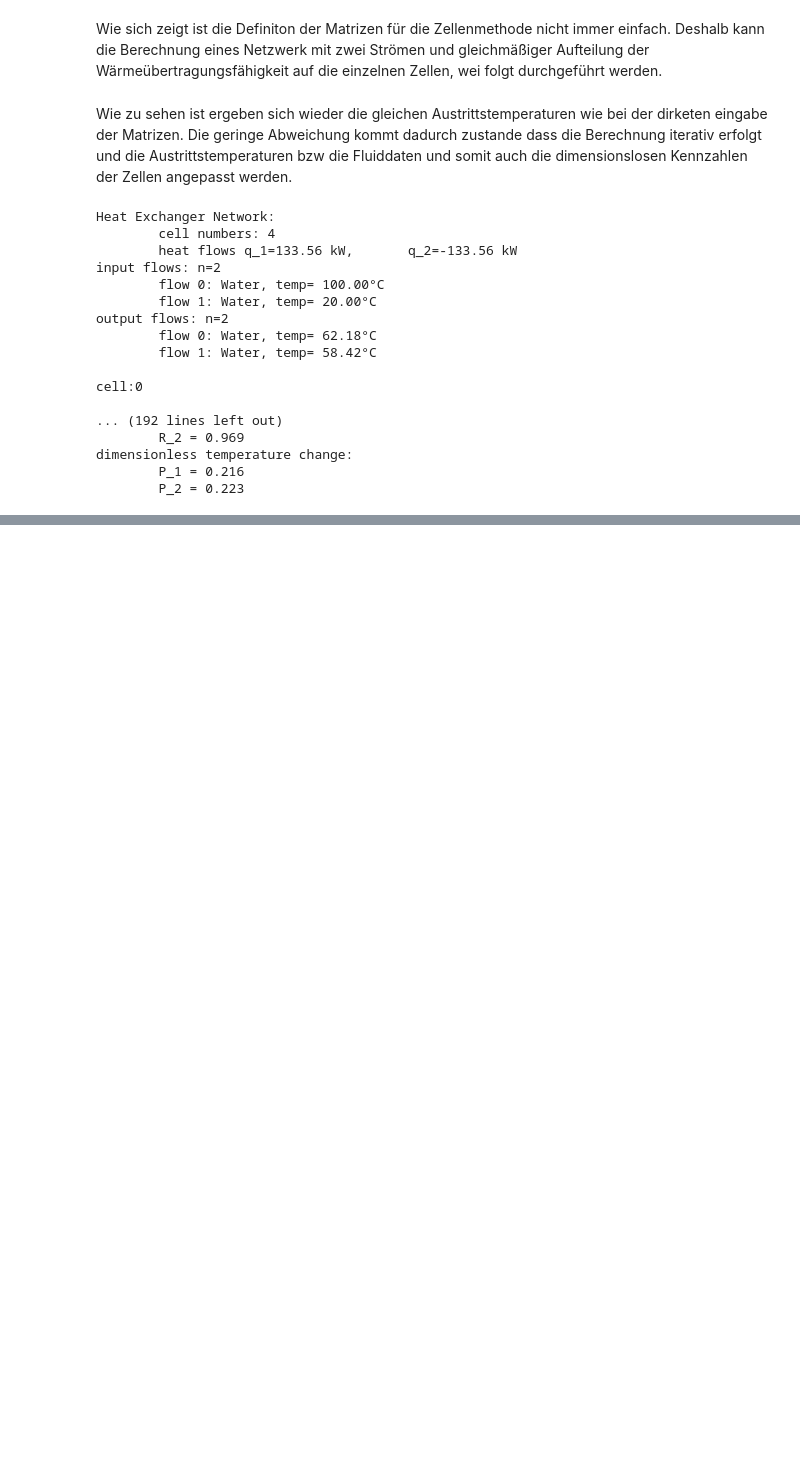
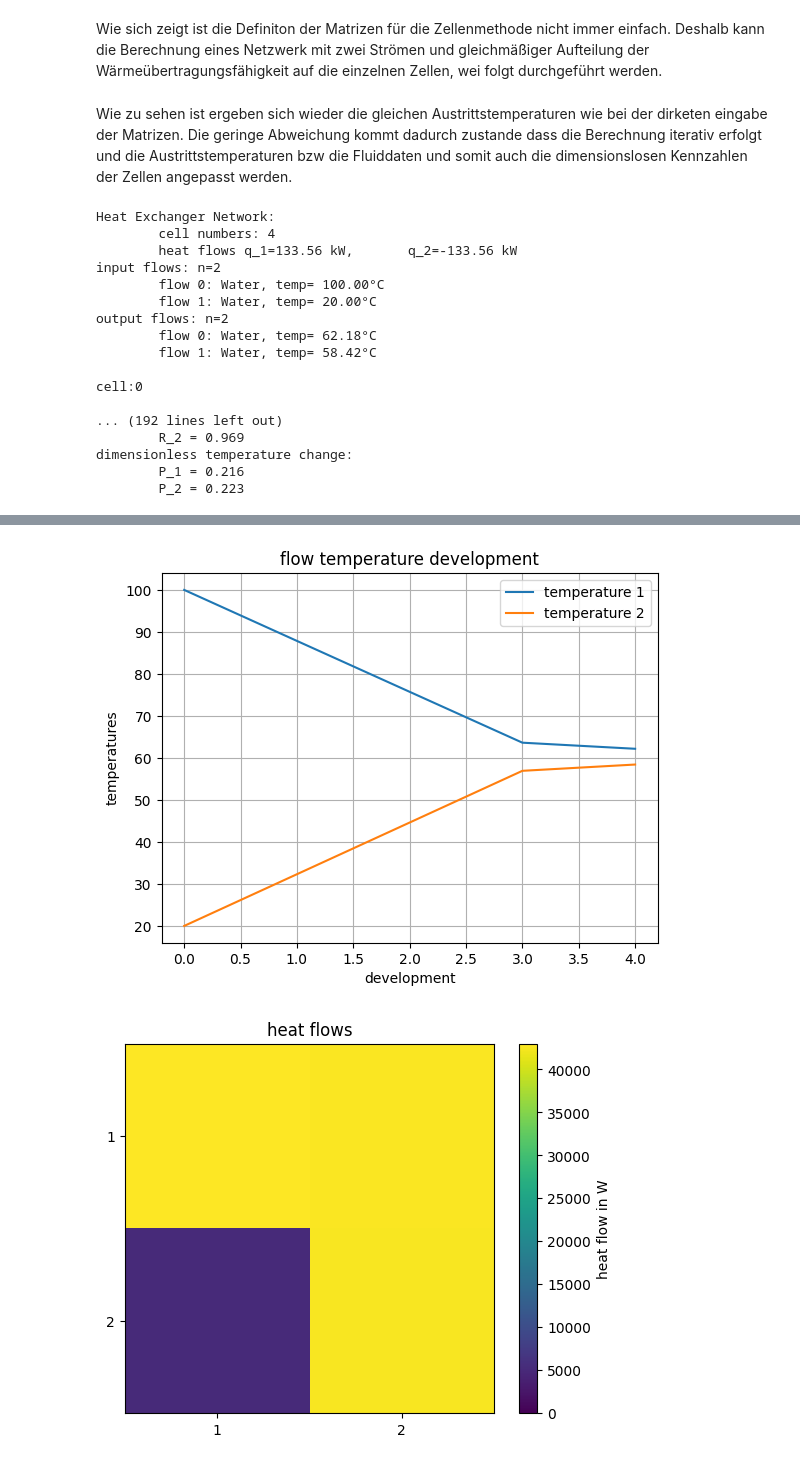
Before and after one commit to chris00Code/Heat-exchanger-design-tool, a Jupyter notebook: examples/heatexchanger_networks.ipynb, the cells around one changed output, grey strips where cells are left out. Drawn from its saved outputs; the diff is of its cells as text; code cells hidden in the pictures; blank space fills up the shorter version.

```diff
--- a/examples/heatexchanger_networks.ipynb
+++ b/examples/heatexchanger_networks.ipynb
@@ -174,0 +186,6 @@ dimensionless temperature change:
+# %%
+ex.vis_flow_temperature_development()
+ex.vis_heat_flow()
+# %% [output]
+[figure, added]
+[figure, added]
```
Also changed, not shown: parts of 10 cells of this notebook.
